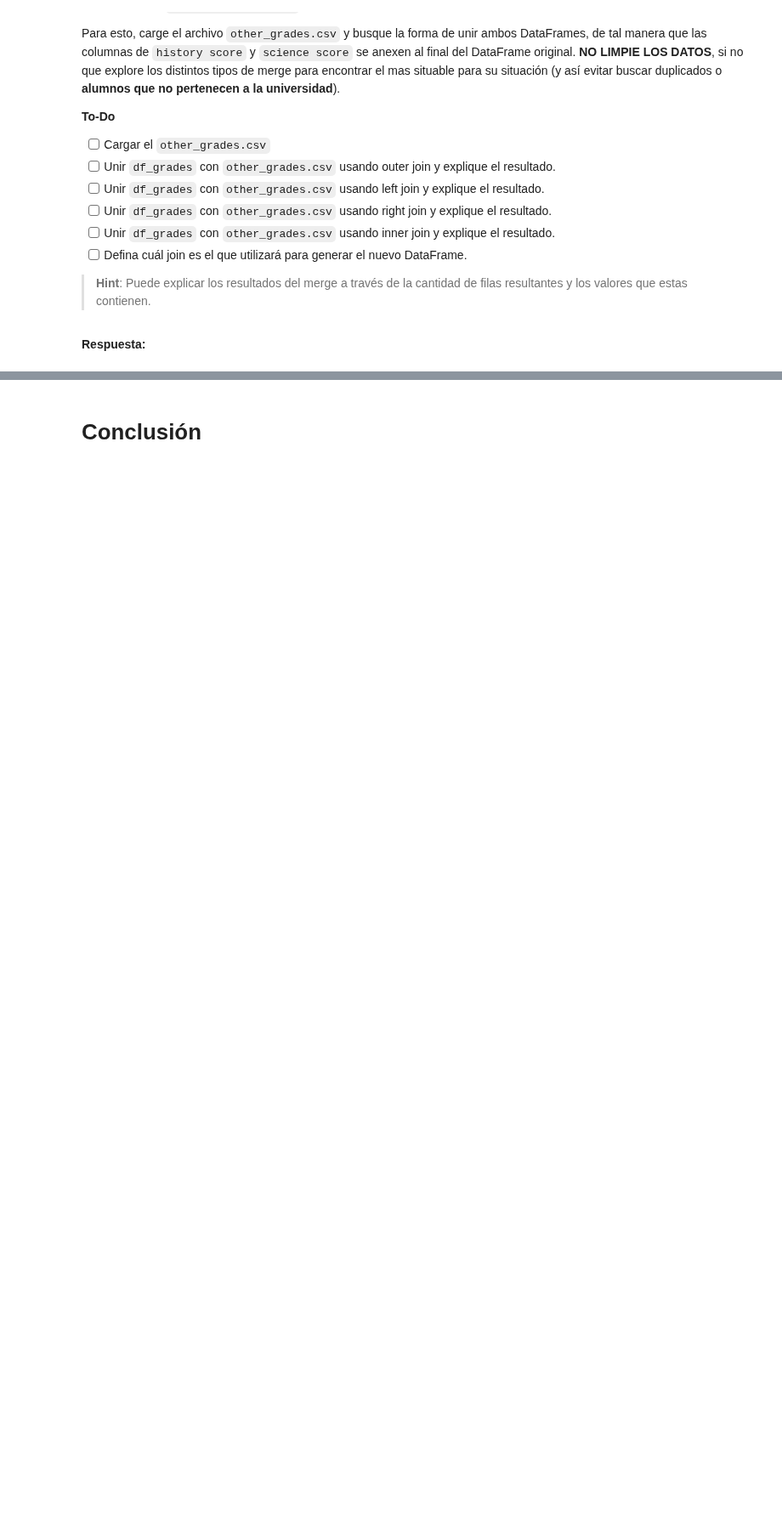
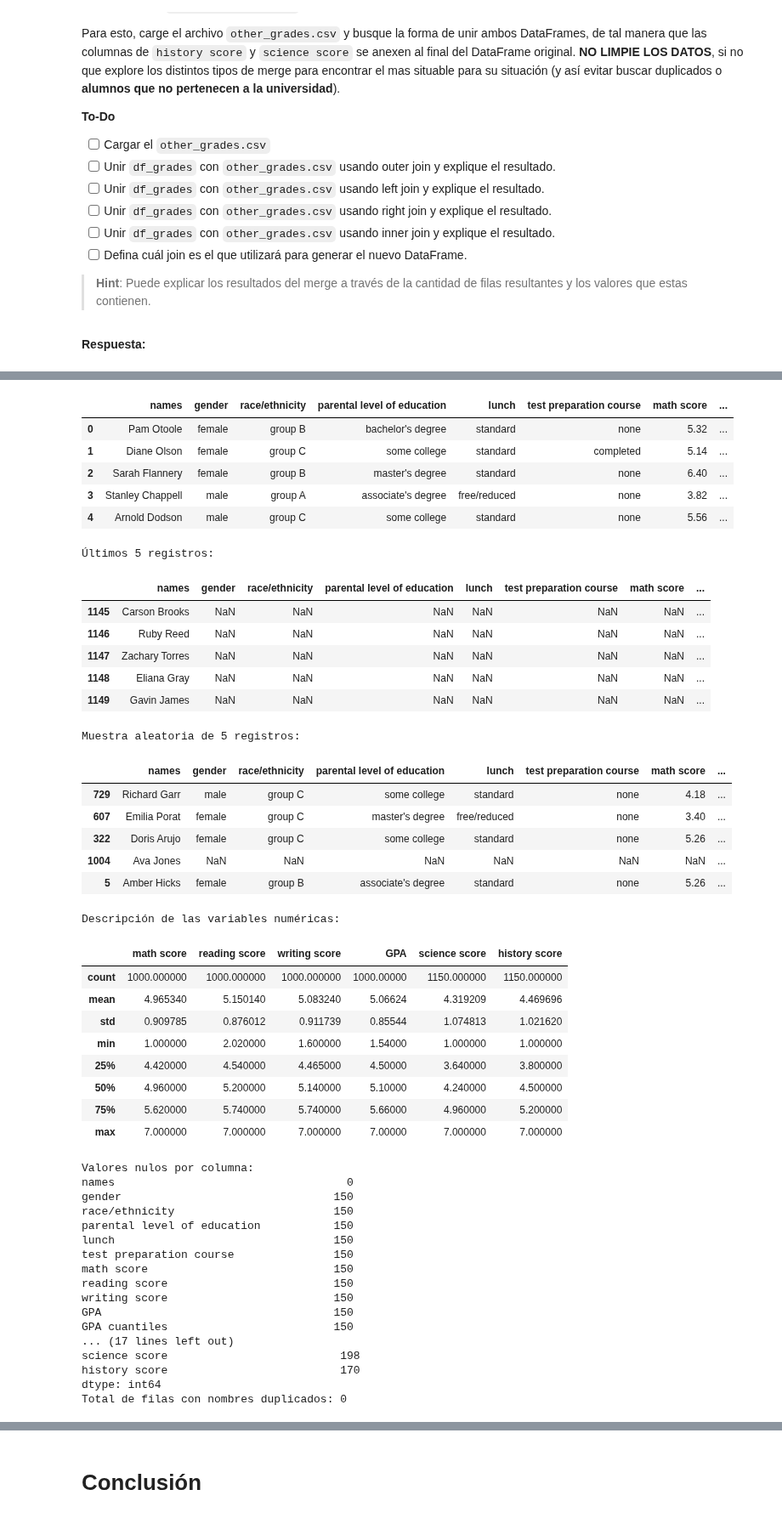
Before and after one commit to Qajirr/MDS7202-Labs, a Jupyter notebook: Lab 3 - Pandas/Lab3.ipynb, the cells around one changed output, grey strips where cells are left out. Shown at 85% size. Drawn from its saved outputs; the diff is of its cells as text; code cells hidden in the pictures; blank space fills up the shorter version.

```diff
--- a/Lab 3 - Pandas/Lab3.ipynb
+++ b/Lab 3 - Pandas/Lab3.ipynb
@@ -873,0 +975,3 @@ df_grades_inner = pd.merge(df_grades, other_grades, on='common_column', how='inn
+# %%
+exploratory_data_analysis(df_grades_right)
+# %% [output]
@@ -873,0 +981,47 @@ df_grades_inner = pd.merge(df_grades, other_grades, on='common_column', how='inn
+|  | names | gender | race/ethnicity | parental level of education | lunch | test preparation course | math score | ... |
+| 0 | Pam Otoole | female | group B | bachelor's degree | standard | none | 5.32 | ... |
+| 1 | Diane Olson | female | group C | some college | standard | completed | 5.14 | ... |
+| 2 | Sarah Flannery | female | group B | master's degree | standard | none | 6.40 | ... |
+| 3 | Stanley Chappell | male | group A | associate's degree | free/reduced | none | 3.82 | ... |
+| 4 | Arnold Dodson | male | group C | some college | standard | none | 5.56 | ... |
+Últimos 5 registros:
+|  | names | gender | race/ethnicity | parental level of education | lunch | test preparation course | math score | ... |
+| 1145 | Carson Brooks | NaN | NaN | NaN | NaN | NaN | NaN | ... |
+| 1146 | Ruby Reed | NaN | NaN | NaN | NaN | NaN | NaN | ... |
+| 1147 | Zachary Torres | NaN | NaN | NaN | NaN | NaN | NaN | ... |
+| 1148 | Eliana Gray | NaN | NaN | NaN | NaN | NaN | NaN | ... |
+| 1149 | Gavin James | NaN | NaN | NaN | NaN | NaN | NaN | ... |
+Muestra aleatoria de 5 registros:
+|  | names | gender | race/ethnicity | parental level of education | lunch | test preparation course | math score | ... |
+| 729 | Richard Garr | male | group C | some college | standard | none | 4.18 | ... |
+| 607 | Emilia Porat | female | group C | master's degree | free/reduced | none | 3.40 | ... |
+| 322 | Doris Arujo | female | group C | some college | standard | none | 5.26 | ... |
+| 1004 | Ava Jones | NaN | NaN | NaN | NaN | NaN | NaN | ... |
+| 5 | Amber Hicks | female | group B | associate's degree | standard | none | 5.26 | ... |
+Descripción de las variables numéricas:
+|  | math score | reading score | writing score | GPA | science score | history score |
+| count | 1000.000000 | 1000.000000 | 1000.000000 | 1000.00000 | 1150.000000 | 1150.000000 |
+| mean | 4.965340 | 5.150140 | 5.083240 | 5.06624 | 4.319209 | 4.469696 |
+| std | 0.909785 | 0.876012 | 0.911739 | 0.85544 | 1.074813 | 1.021620 |
+| min | 1.000000 | 2.020000 | 1.600000 | 1.54000 | 1.000000 | 1.000000 |
+| 25% | 4.420000 | 4.540000 | 4.465000 | 4.50000 | 3.640000 | 3.800000 |
+| 50% | 4.960000 | 5.200000 | 5.140000 | 5.10000 | 4.240000 | 4.500000 |
+| 75% | 5.620000 | 5.740000 | 5.740000 | 5.66000 | 4.960000 | 5.200000 |
+| max | 7.000000 | 7.000000 | 7.000000 | 7.00000 | 7.000000 | 7.000000 |
+Valores nulos por columna:
+names                                   0
+gender                                150
+race/ethnicity                        150
+parental level of education           150
+lunch                                 150
+test preparation course               150
+math score                            150
+reading score                         150
+writing score                         150
+GPA                                   150
+GPA cuantiles                         150
+... (17 lines left out)
+science score                          198
+history score                          170
+dtype: int64
+Total de filas con nombres duplicados: 0
```
Also changed, not shown: parts of 11 cells of this notebook.
